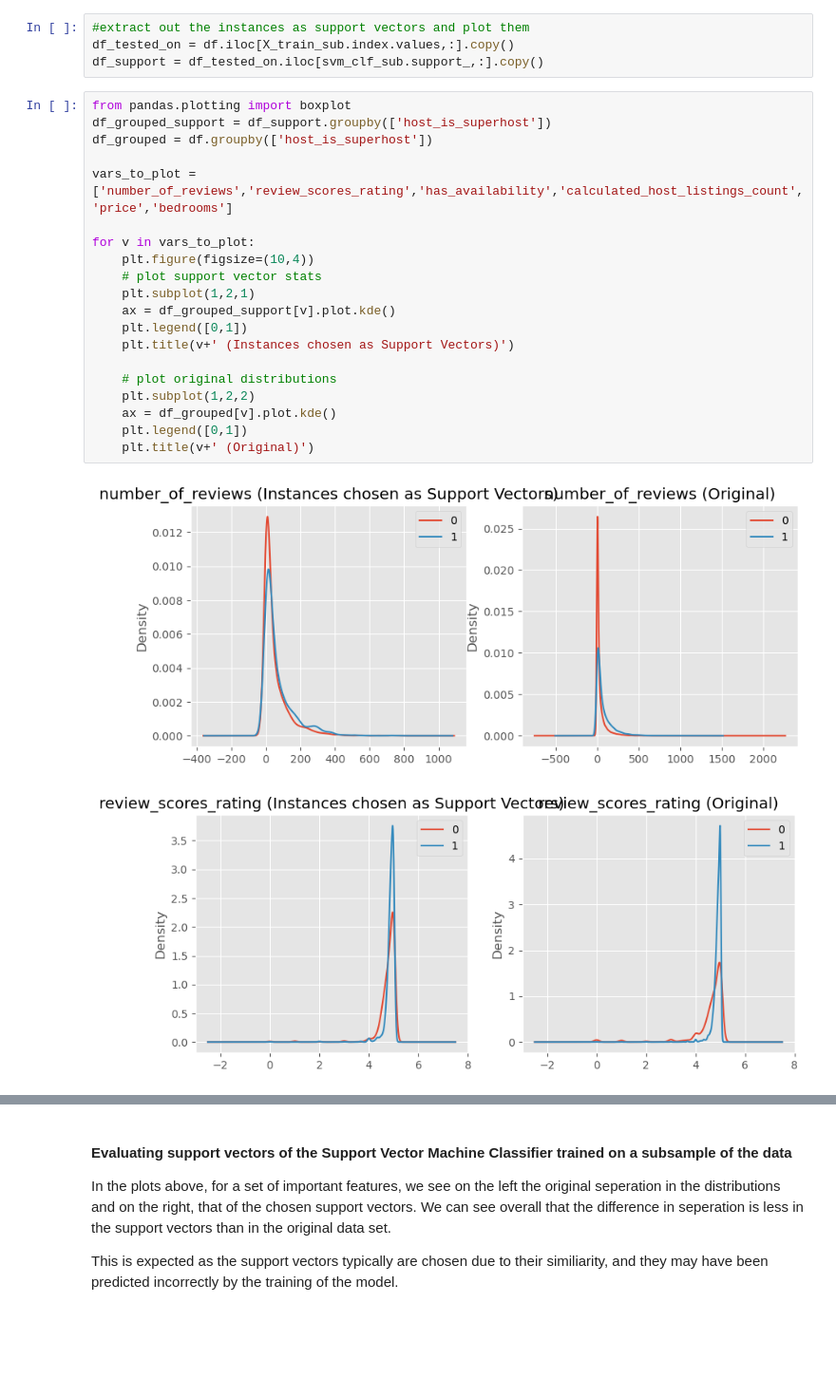
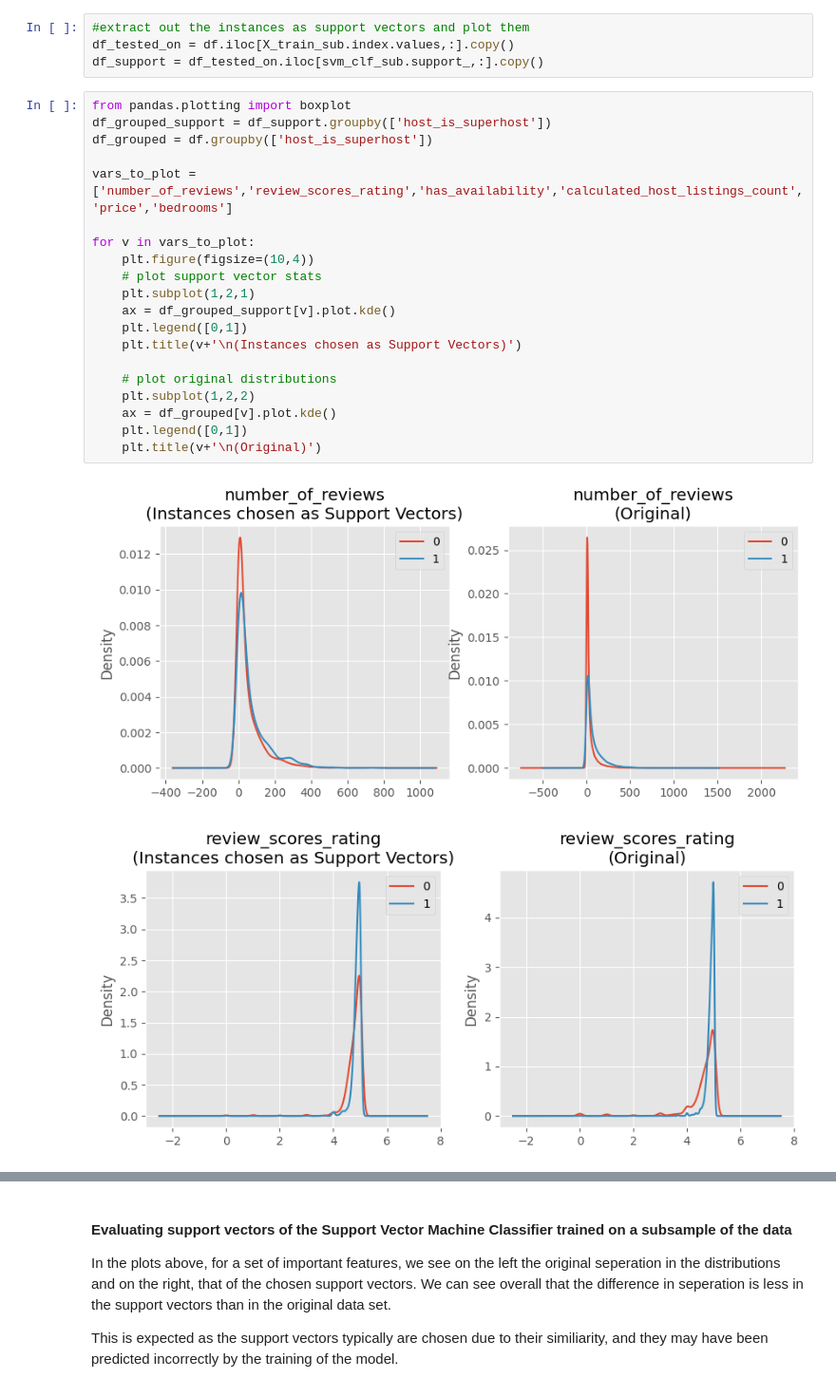
Before and after one commit to boneeyah/DS7331_Group, a Jupyter notebook: MiniLab1.ipynb, the cells around one changed output, grey strips where cells are left out. Shown at 95% size. Saved outputs shown, nothing was run; the diff lists cells and outputs as text; blank space fills up the shorter version.

Commit message:
Fix charts

```diff
--- a/MiniLab1.ipynb
+++ b/MiniLab1.ipynb
@@ -653,23 +653,23 @@ df_support = df_tested_on.iloc[svm_clf_sub.support_,:].copy()
 # %%
 from pandas.plotting import boxplot
 df_grouped_support = df_support.groupby(['host_is_superhost'])
 df_grouped = df.groupby(['host_is_superhost'])
 
 vars_to_plot = ['number_of_reviews','review_scores_rating','has_availability','calculated_host_listings_count','price','bedrooms']
 
 for v in vars_to_plot:
     plt.figure(figsize=(10,4))
     # plot support vector stats
     plt.subplot(1,2,1)
     ax = df_grouped_support[v].plot.kde()
     plt.legend([0,1])
-    plt.title(v+' (Instances chosen as Support Vectors)')
+    plt.title(v+'\n(Instances chosen as Support Vectors)')
 
     # plot original distributions
     plt.subplot(1,2,2)
     ax = df_grouped[v].plot.kde()
     plt.legend([0,1])
-    plt.title(v+' (Original)')
+    plt.title(v+'\n(Original)')
 # %% [output]
-[figure, old version]
+[figure, new version]
-[figure, old version]
+[figure, new version]
```
Also changed, not shown: parts of 1 cell of this notebook.
